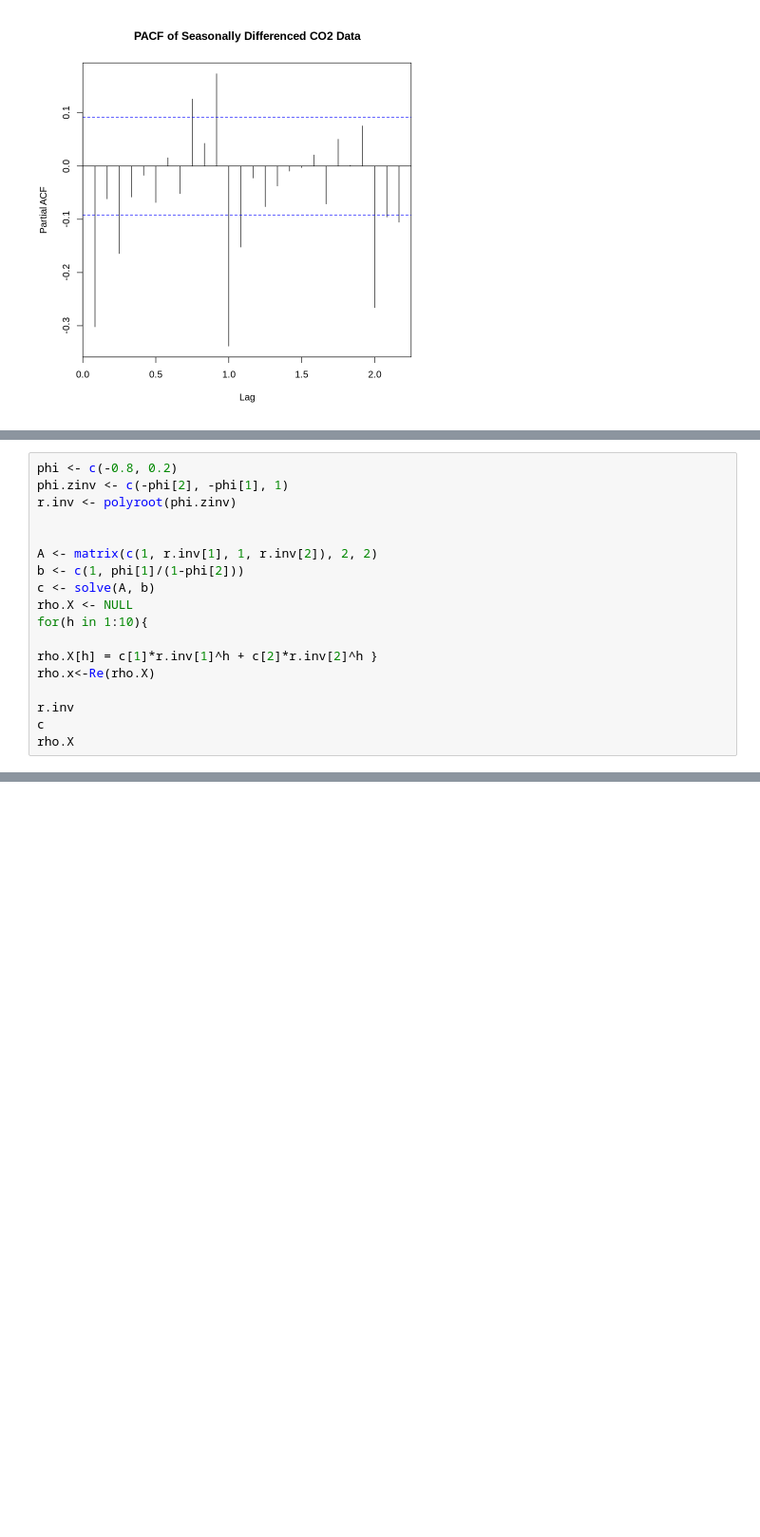
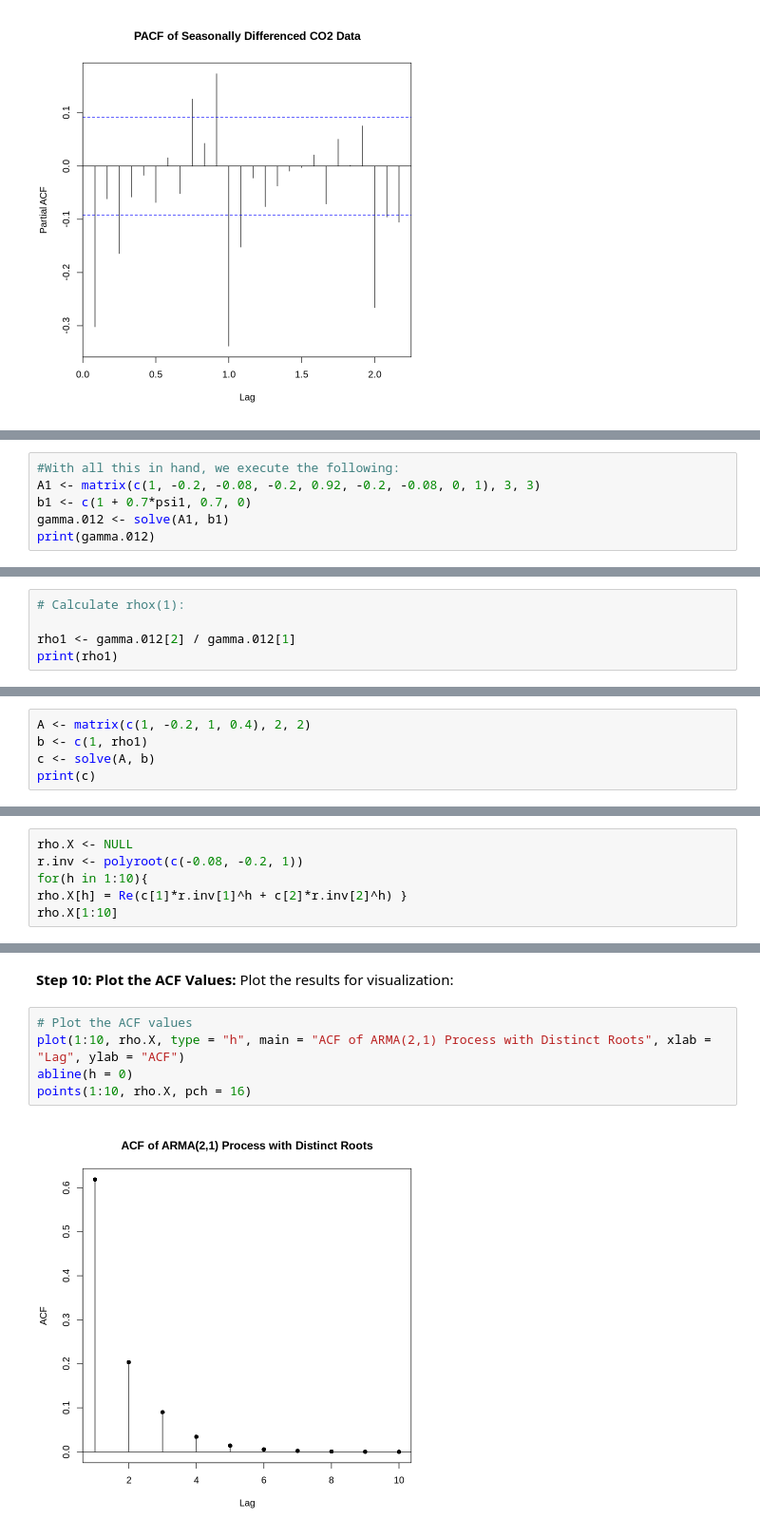
Before and after one commit to venkatanadikatla/pytorch, a Jupyter notebook: Manually_Graded_Assignment_1.ipynb, the cells around one changed output, grey strips where cells are left out. Shown: that part at 95% size. Saved outputs shown, nothing was run; the diff lists cells and outputs as text; blank space fills up the shorter version.

```diff
--- a/Manually_Graded_Assignment_1.ipynb
+++ b/Manually_Graded_Assignment_1.ipynb
@@ -220,0 +622,6 @@ print(rho_X)
+# %%
+#With all this in hand, we execute the following:
+A1 <- matrix(c(1, -0.2, -0.08, -0.2, 0.92, -0.2, -0.08, 0, 1), 3, 3)
+b1 <- c(1 + 0.7*psi1, 0.7, 0)
+gamma.012 <- solve(A1, b1)
+print(gamma.012)
@@ -220,0 +632,5 @@ print(rho_X)
+# %%
+# Calculate rhox(1):
+
+rho1 <- gamma.012[2] / gamma.012[1]
+print(rho1)
@@ -220,0 +675,5 @@ print(rho_X)
+# %%
+A <- matrix(c(1, -0.2, 1, 0.4), 2, 2)
+b <- c(1, rho1)
+c <- solve(A, b)
+print(c)
@@ -221,19 +692,7 @@ print(rho_X)
 # %%
-phi <- c(-0.8, 0.2)
-phi.zinv <- c(-phi[2], -phi[1], 1)
-r.inv <- polyroot(phi.zinv)
-
-
-A <- matrix(c(1, r.inv[1], 1, r.inv[2]), 2, 2)
-b <- c(1, phi[1]/(1-phi[2]))
-c <- solve(A, b)
 rho.X <- NULL
+r.inv <- polyroot(c(-0.08, -0.2, 1))
 for(h in 1:10){
-
-rho.X[h] = c[1]*r.inv[1]^h + c[2]*r.inv[2]^h }
-rho.x<-Re(rho.X)
-
-r.inv
-c
-rho.X
+rho.X[h] = Re(c[1]*r.inv[1]^h + c[2]*r.inv[2]^h) }
+rho.X[1:10]
 # %% [output]
@@ -248,0 +713,10 @@ ERROR: Error in solve.default(A[ind, ind], rhs): system is computationally singu
+# %% [markdown]
+**Step 10: Plot the ACF Values:**
+Plot the results for visualization:
+# %%
+# Plot the ACF values
+plot(1:10, rho.X, type = "h", main = "ACF of ARMA(2,1) Process with Distinct Roots", xlab = "Lag", ylab = "ACF")
+abline(h = 0)
+points(1:10, rho.X, pch = 16)
+# %% [output]
+[figure, added]
```
Also changed, not shown: parts of 43 cells of this notebook.
